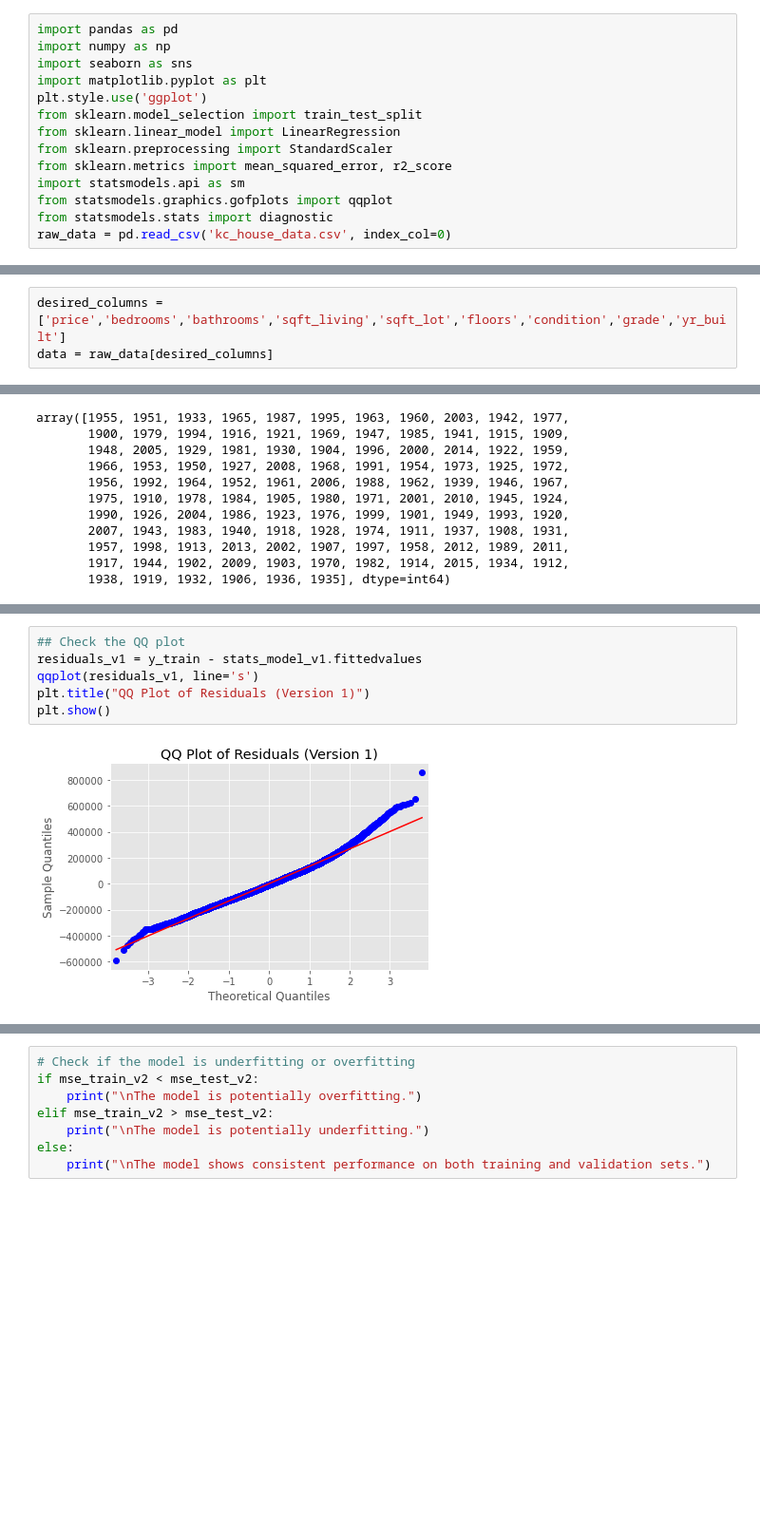
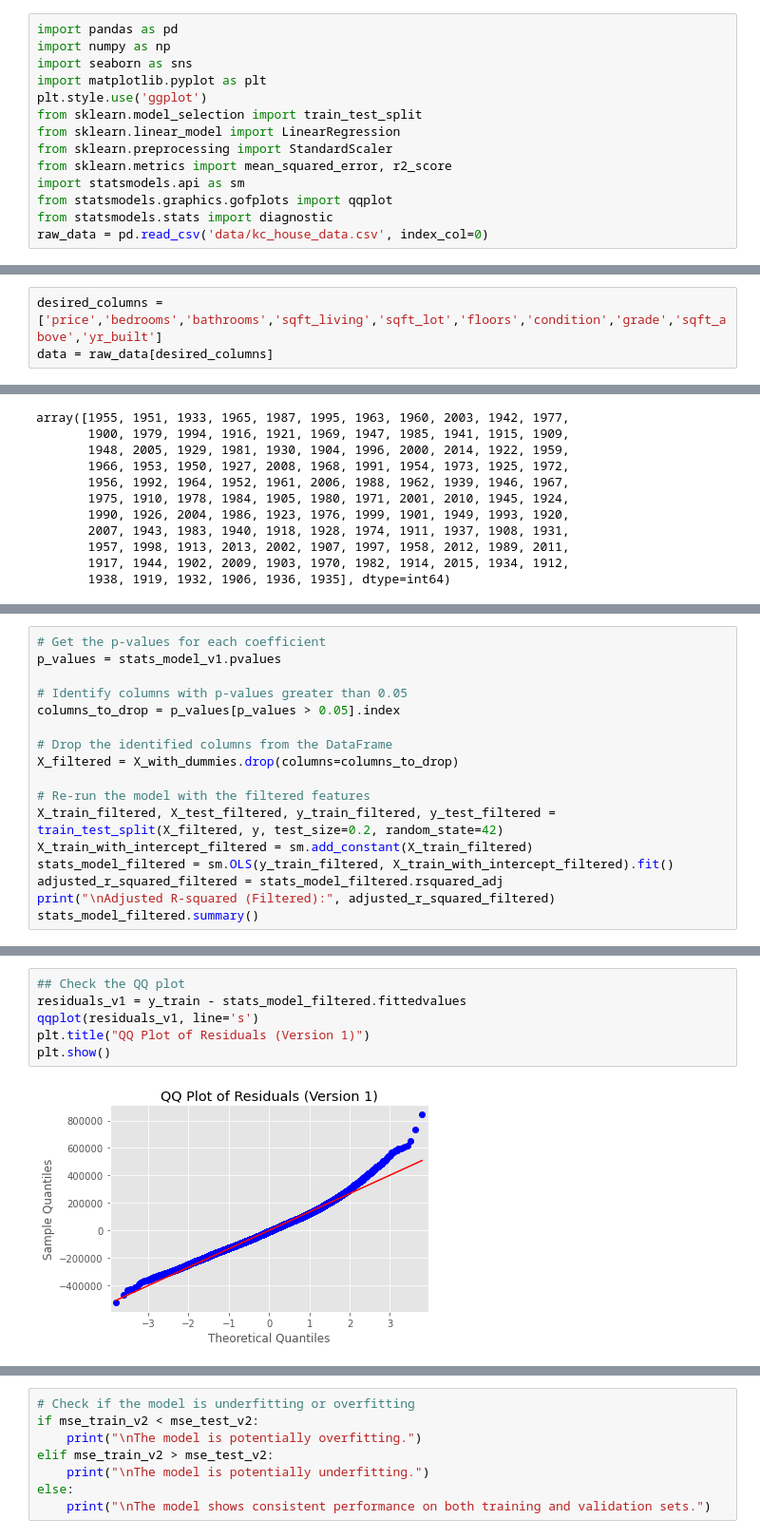
Before and after one commit to Bijal05/phase2_project, a Jupyter notebook: p2p.ipynb, the cells around one changed output, grey strips where cells are left out. Shown at 95% size. Drawn from its saved outputs; the diff is of its cells as text; blank space fills up the shorter version.

```diff
--- a/p2p.ipynb
+++ b/p2p.ipynb
@@ -11,7 +11,7 @@ from sklearn.metrics import mean_squared_error, r2_score
 import statsmodels.api as sm
 from statsmodels.graphics.gofplots import qqplot
 from statsmodels.stats import diagnostic
-raw_data = pd.read_csv('kc_house_data.csv', index_col=0)
+raw_data = pd.read_csv('data/kc_house_data.csv', index_col=0)
 # %%
 raw_data.head()
 # %% [output]
@@ -25,5 +28,5 @@ raw_data.head()
 # %%
-desired_columns = ['price','bedrooms','bathrooms','sqft_living','sqft_lot','floors','condition','grade','yr_built']
+desired_columns = ['price','bedrooms','bathrooms','sqft_living','sqft_lot','floors','condition','grade','sqft_above','yr_built']
 data = raw_data[desired_columns]
 # %%
 data.head()
@@ -374 +397,18 @@ Notes:
 strong multicollinearity or other numerical problems.
+# %%
+# Get the p-values for each coefficient
+p_values = stats_model_v1.pvalues
+
+# Identify columns with p-values greater than 0.05
+columns_to_drop = p_values[p_values > 0.05].index
+
+# Drop the identified columns from the DataFrame
+X_filtered = X_with_dummies.drop(columns=columns_to_drop)
+
+# Re-run the model with the filtered features
+X_train_filtered, X_test_filtered, y_train_filtered, y_test_filtered = train_test_split(X_filtered, y, test_size=0.2, random_state=42)
+X_train_with_intercept_filtered = sm.add_constant(X_train_filtered)
+stats_model_filtered = sm.OLS(y_train_filtered, X_train_with_intercept_filtered).fit()
+adjusted_r_squared_filtered = stats_model_filtered.rsquared_adj
+print("\nAdjusted R-squared (Filtered):", adjusted_r_squared_filtered)
+stats_model_filtered.summary()
@@ -375,10 +455,10 @@ strong multicollinearity or other numerical problems.
 # %%
 ## Check the QQ plot
-residuals_v1 = y_train - stats_model_v1.fittedvalues
+residuals_v1 = y_train - stats_model_filtered.fittedvalues
 qqplot(residuals_v1, line='s')
 plt.title("QQ Plot of Residuals (Version 1)")
 plt.show()
 # %% [output]
-[figure, old version]
+[figure, new version]
 # %%
 #observation
```
Also changed, not shown: parts of 49 cells of this notebook, 9 other files.
